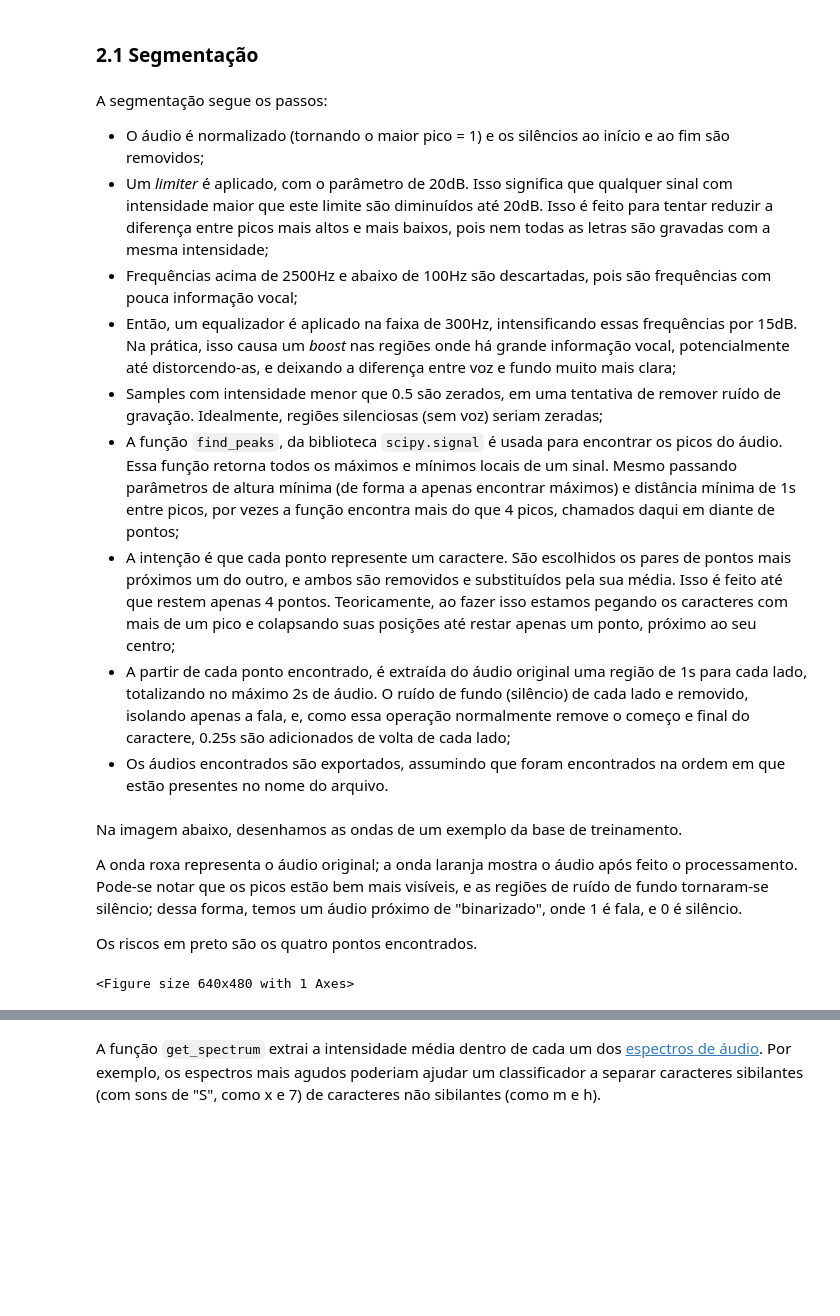
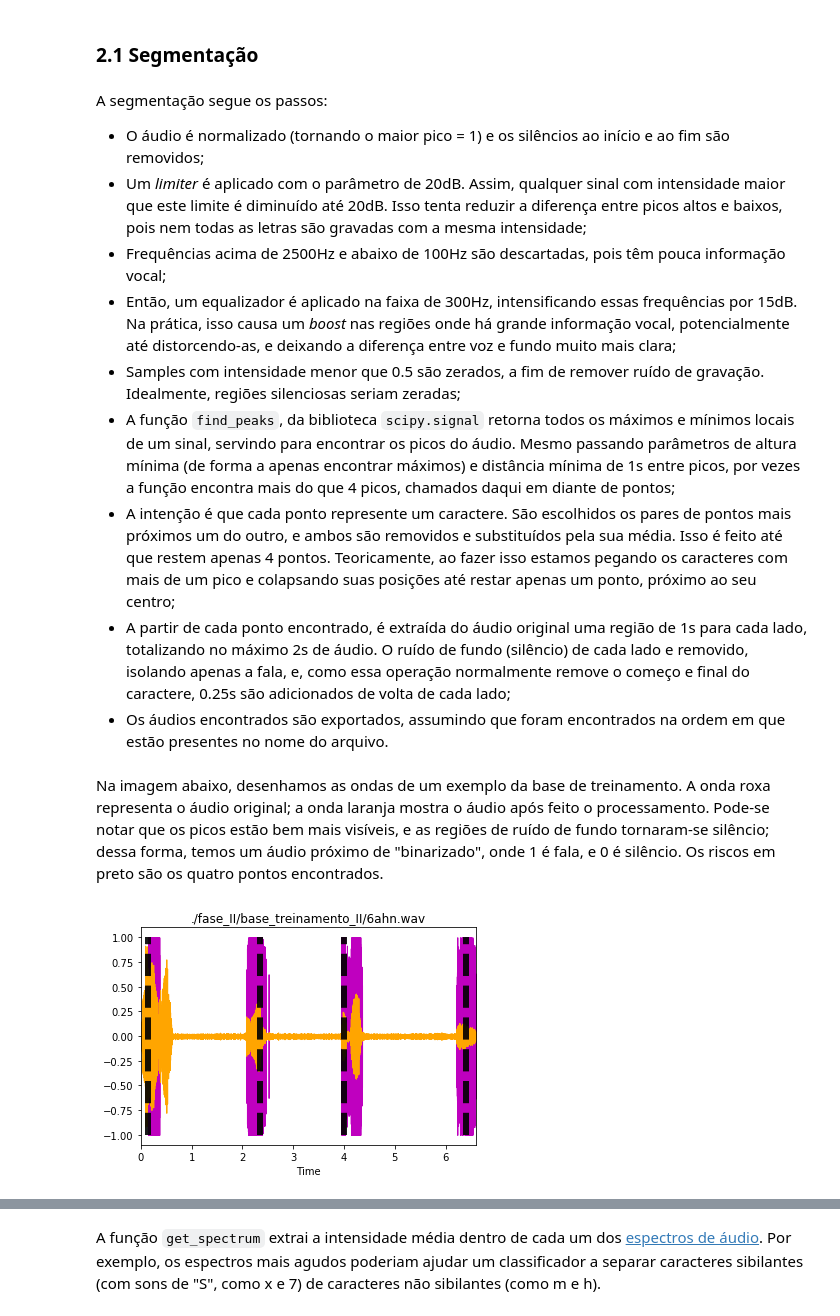
Before and after one commit to phfaustini/Audio-captcha-solver, a Jupyter notebook: report.ipynb, the cells around one changed output, grey strips where cells are left out. Cells and saved outputs as stored; diff of their text form; code cells hidden in the pictures; blank space fills up the shorter version.

```diff
--- a/report.ipynb
+++ b/report.ipynb
@@ -43,24 +34,21 @@ create_folder_structure()
 A segmentação segue os passos:
 
 - O áudio é normalizado (tornando o maior pico = 1) e os silêncios ao início e ao fim são removidos;
-- Um _limiter_ é aplicado, com o parâmetro de 20dB. Isso significa que qualquer sinal com intensidade maior que este limite são diminuídos até 20dB. Isso é feito para tentar reduzir a diferença entre picos mais altos e mais baixos, pois nem todas as letras são gravadas com a mesma intensidade;
-- Frequências acima de 2500Hz e abaixo de 100Hz são descartadas, pois são frequências com pouca informação vocal;
+- Um _limiter_ é aplicado com o parâmetro de 20dB. Assim, qualquer sinal com intensidade maior que este limite é diminuído até 20dB. Isso tenta reduzir a diferença entre picos altos e baixos, pois nem todas as letras são gravadas com a mesma intensidade;
+- Frequências acima de 2500Hz e abaixo de 100Hz são descartadas, pois têm pouca informação vocal;
 - Então, um equalizador é aplicado na faixa de 300Hz, intensificando essas frequências por 15dB. Na prática, isso causa um *boost* nas regiões onde há grande informação vocal, potencialmente até distorcendo-as, e deixando a diferença entre voz e fundo muito mais clara;
-- Samples com intensidade menor que 0.5 são zerados, em uma tentativa de remover ruído de gravação. Idealmente, regiões silenciosas (sem voz) seriam zeradas;
-- A função `find_peaks`, da biblioteca `scipy.signal` é usada para encontrar os picos do áudio. Essa função retorna todos os máximos e mínimos locais de um sinal. Mesmo passando parâmetros de altura mínima (de forma a apenas encontrar máximos) e distância mínima de 1s entre picos, por vezes a função encontra mais do que 4 picos, chamados daqui em diante de pontos;
+- Samples com intensidade menor que 0.5 são zerados, a fim de remover ruído de gravação. Idealmente, regiões silenciosas seriam zeradas;
+- A função `find_peaks`, da biblioteca `scipy.signal` retorna todos os máximos e mínimos locais de um sinal, servindo para encontrar os picos do áudio. Mesmo passando parâmetros de altura mínima (de forma a apenas encontrar máximos) e distância mínima de 1s entre picos, por vezes a função encontra mais do que 4 picos, chamados daqui em diante de pontos;
 - A intenção é que cada ponto represente um caractere. São escolhidos os pares de pontos mais próximos um do outro, e ambos são removidos e substituídos pela sua média. Isso é feito até que restem apenas 4 pontos. Teoricamente, ao fazer isso estamos pegando os caracteres com mais de um pico e colapsando suas posições até restar apenas um ponto, próximo ao seu centro;
 - A partir de cada ponto encontrado, é extraída do áudio original uma região de 1s para cada lado, totalizando no máximo 2s de áudio. O ruído de fundo (silêncio) de cada lado e removido, isolando apenas a fala, e, como essa operação normalmente remove o começo e final do caractere, 0.25s são adicionados de volta de cada lado;
 - Os áudios encontrados são exportados, assumindo que foram encontrados na ordem em que estão presentes no nome do arquivo.
 # %% [markdown]
-Na imagem abaixo, desenhamos as ondas de um exemplo da base de treinamento.
-
-A onda roxa representa o áudio original; a onda laranja mostra o áudio após feito o processamento. Pode-se notar que os picos estão bem mais visíveis, e as regiões de ruído de fundo tornaram-se silêncio; dessa forma, temos um áudio próximo de "binarizado", onde 1 é fala, e 0 é silêncio.
-
-Os riscos em preto são os quatro pontos encontrados.
+Na imagem abaixo, desenhamos as ondas de um exemplo da base de treinamento. A onda roxa representa o áudio original; a onda laranja mostra o áudio após feito o processamento. Pode-se notar que os picos estão bem mais visíveis, e as regiões de ruído de fundo tornaram-se silêncio; dessa forma, temos um áudio próximo de "binarizado", onde 1 é fala, e 0 é silêncio. Os riscos em preto são os quatro pontos encontrados.
 # %%
 import preprocessor as trim
-
+import importlib
+importlib.reload(trim)
 trim.trim('./fase_II/base_treinamento_II/6ahn.wav', '', True) #desenha o grafico
 # %% [output]
-<Figure size 640x480 with 1 Axes>
+[figure, added]
 # %% [markdown]
```
Also changed, not shown: parts of 36 cells of this notebook, 1 other file.
